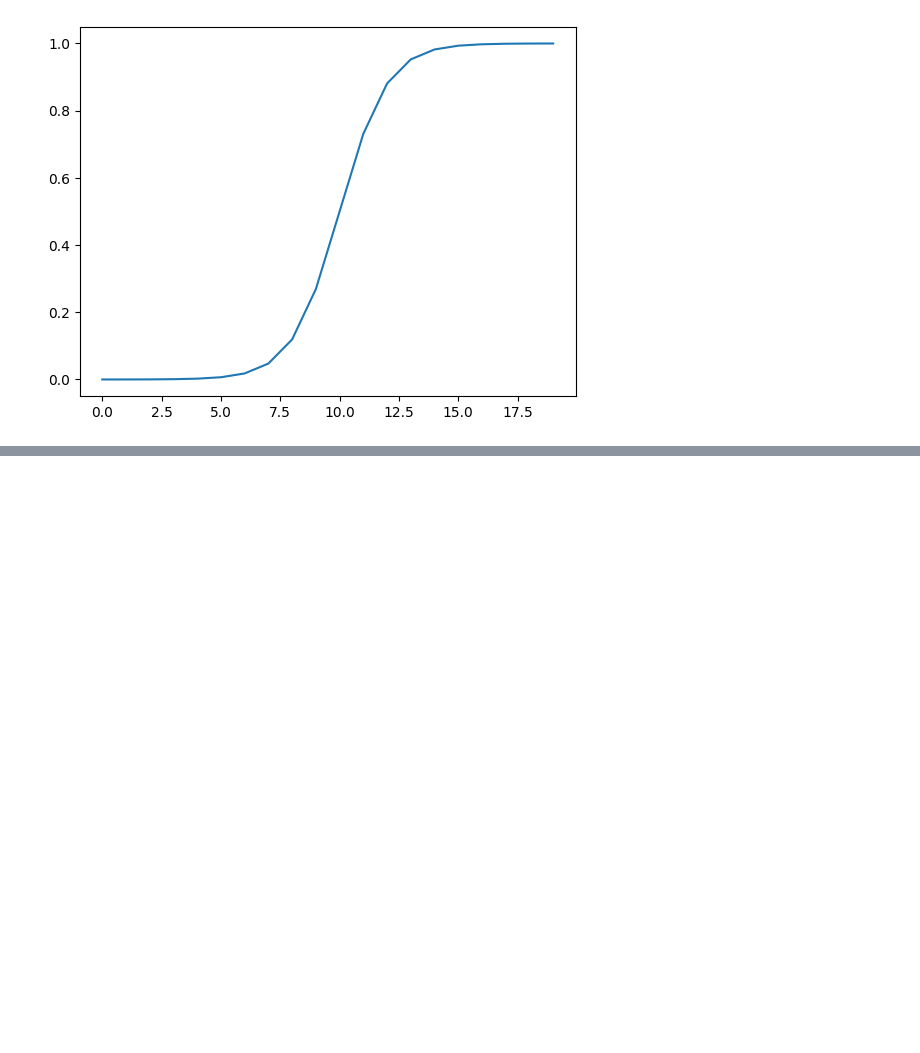
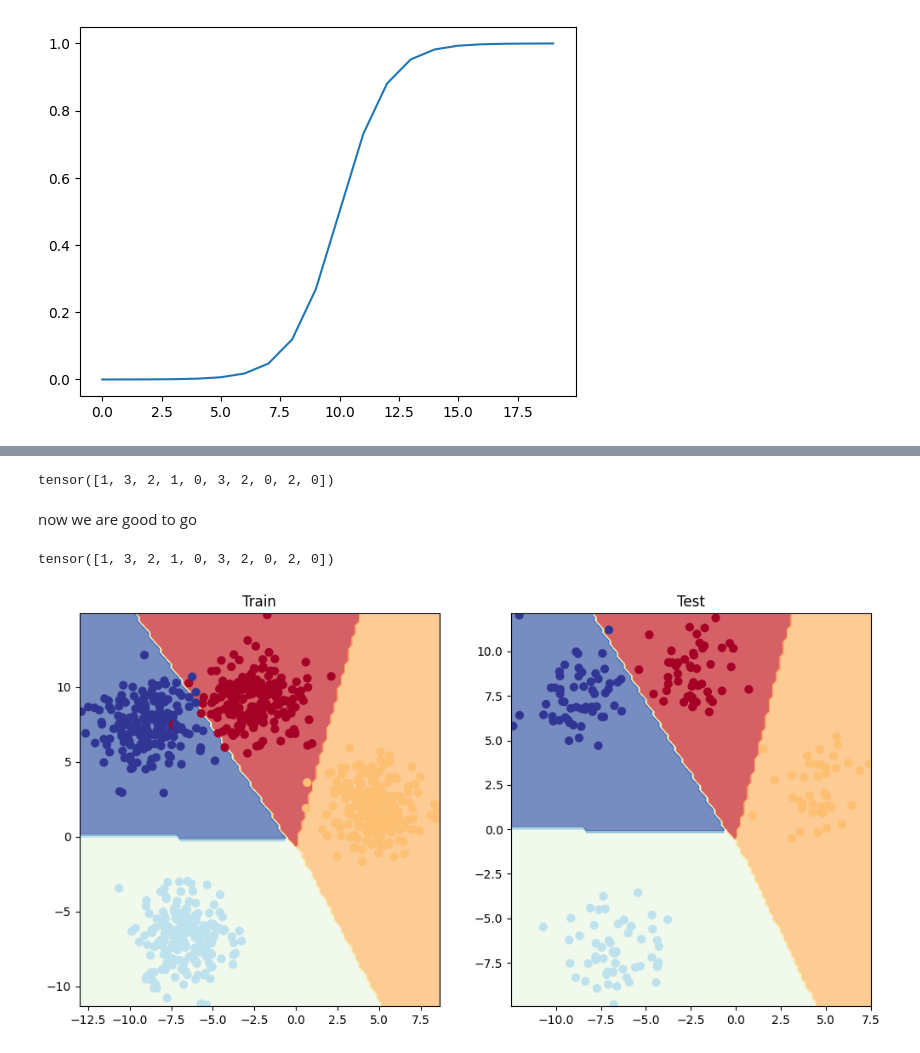
Before and after one commit to eniola-ajala/pytorch_course, a Jupyter notebook: classificatin.ipynb, the cells around one changed output, grey strips where cells are left out. Saved outputs shown, nothing was run; the diff lists cells and outputs as text; code cells hidden in the pictures; blank space fills up the shorter version.

```diff
--- a/classificatin.ipynb
+++ b/classificatin.ipynb
@@ -641,0 +676,16 @@ plt.plot(sigmoid(A))
+# %%
+class BlobModel(nn.Module):
+    def __init__(self, input_features, output_features, hidden_units = 8):
+        super().__init__()
+        self.linear_layer_stack = nn.Sequential(
+            nn.Linear(in_features=input_features, out_features=hidden_units),
+            #nn.ReLU(),
+            nn.Linear(in_features=hidden_units, out_features=hidden_units),
+            #nn.ReLU(),
+            nn.Linear(in_features=hidden_units, out_features=output_features)
+        )
+    def forward(self, x):
+        return self.linear_layer_stack(x)
+
+model_3 = BlobModel(input_features=2, output_features=4, hidden_units=8)
+model_3
@@ -641,0 +702,9 @@ plt.plot(sigmoid(A))
+# %%
+loss = nn.CrossEntropyLoss()
+optimizer = torch.optim.SGD(params=model_3.parameters(), lr=0.1)
+# %%
+model_3.eval()
+with torch.inference_mode():
+    y_logits = model_3(X_blob_test)
+
+y_logits[:5]
@@ -641,0 +831,22 @@ plt.plot(sigmoid(A))
+# %%
+# Go from lgits to prediction probs
+y_pred_probs = torch.argmax(y_pred_probs, dim=1)
+y_pred_probs[:10]
+# %% [output]
+tensor([1, 3, 2, 1, 0, 3, 2, 0, 2, 0])
+# %% [markdown]
+now we are good to go
+# %%
+y_blob_test[:10]
+# %% [output]
+tensor([1, 3, 2, 1, 0, 3, 2, 0, 2, 0])
+# %%
+plt.figure(figsize=(12,6))
+plt.subplot(1,2,1)
+plt.title("Train")
+plot_decision_boundary(model_3, X_blob_train, y_blob_train)
+plt.subplot(1,2,2)
+plt.title("Test")
+plot_decision_boundary(model_3, X_blob_test, y_blob_test)
+# %% [output]
+[figure, added]
```
Also changed, not shown: parts of 27 cells of this notebook, 9 other files.
